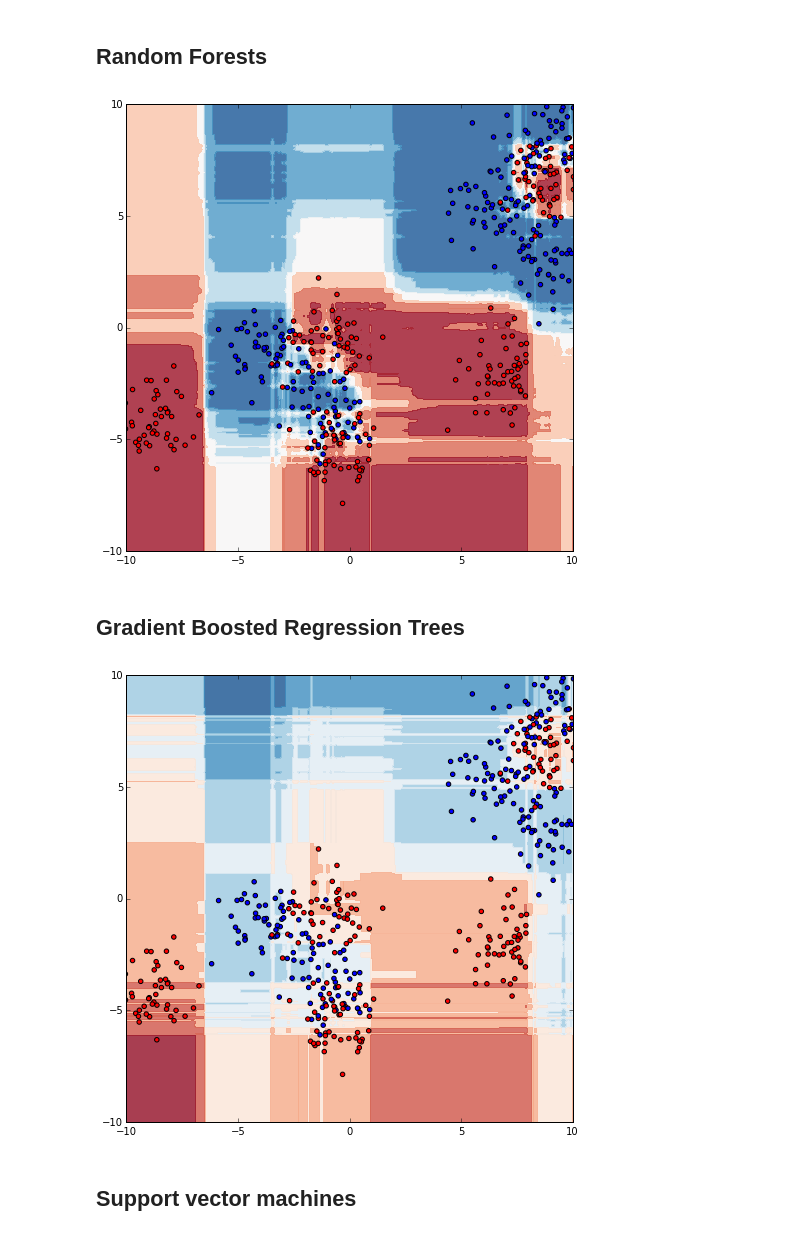
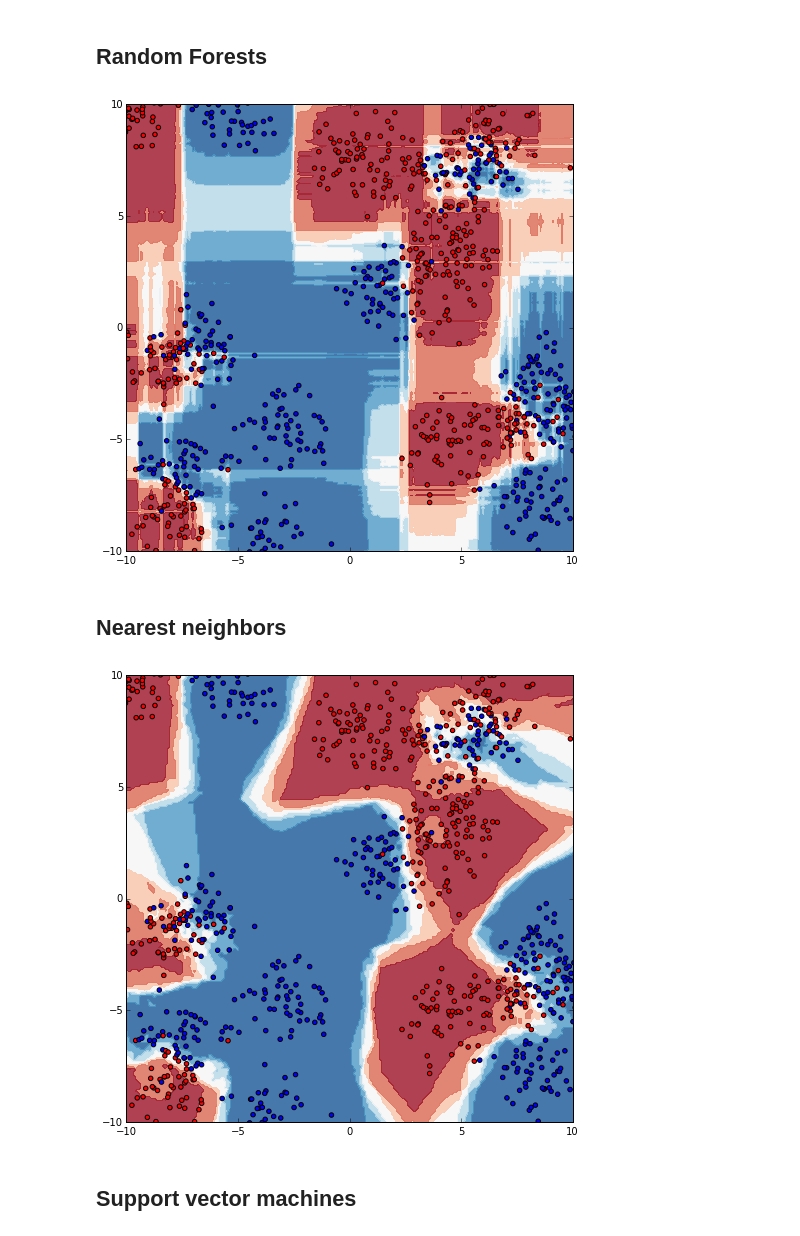
Before and after one commit to glouppe/tutorials-scikit-learn, a Jupyter notebook: An introduction to Machine Learning with Scikit-Learn.ipynb, the cells around one changed output. Saved outputs shown, nothing was run; the diff lists cells and outputs as text; code cells hidden in the pictures.

```diff
--- a/An introduction to Machine Learning with Scikit-Learn.ipynb
+++ b/An introduction to Machine Learning with Scikit-Learn.ipynb
@@ -143,9 +143,9 @@ where $L$ is a loss function, e.g., the zero-one loss for classification $L_{01}
 # Generate data
 from sklearn.datasets import make_blobs
 
-X, y = make_blobs(n_samples=500, centers=10)
+X, y = make_blobs(n_samples=1000, centers=20)
 labels = ["b", "r"]
-y = np.take(labels, (y < 5))
+y = np.take(labels, (y < 10))
 
 print(X[:3])
 print(y[:3])
@@ -252,19 +252,21 @@ plot_surface(clf)
 # %%
 from sklearn.ensemble import RandomForestClassifier
 clf = RandomForestClassifier(n_estimators=500)
+#from sklearn.ensemble import ExtraTreesClassifier
+#clf = ExtraTreesClassifier(n_estimators=500)
 clf.fit(X, y)
 plot_surface(clf)
 # %% [output]
-[figure, old version]
+[figure, new version]
-# %% [markdown]
-## Gradient Boosted Regression Trees
+# %% [markdown]
+## Nearest neighbors
 # %%
-from sklearn.ensemble import GradientBoostingClassifier
-clf = GradientBoostingClassifier(learning_rate=0.1, n_estimators=250)
+from sklearn.neighbors import KNeighborsClassifier
+clf = KNeighborsClassifier(n_neighbors=10)
 clf.fit(X, y)
 plot_surface(clf)
 # %% [output]
-[figure, old version]
+[figure, new version]
 # %% [markdown]
 ## Support vector machines
 # %%
```
Also changed, not shown: parts of 18 cells of this notebook.
